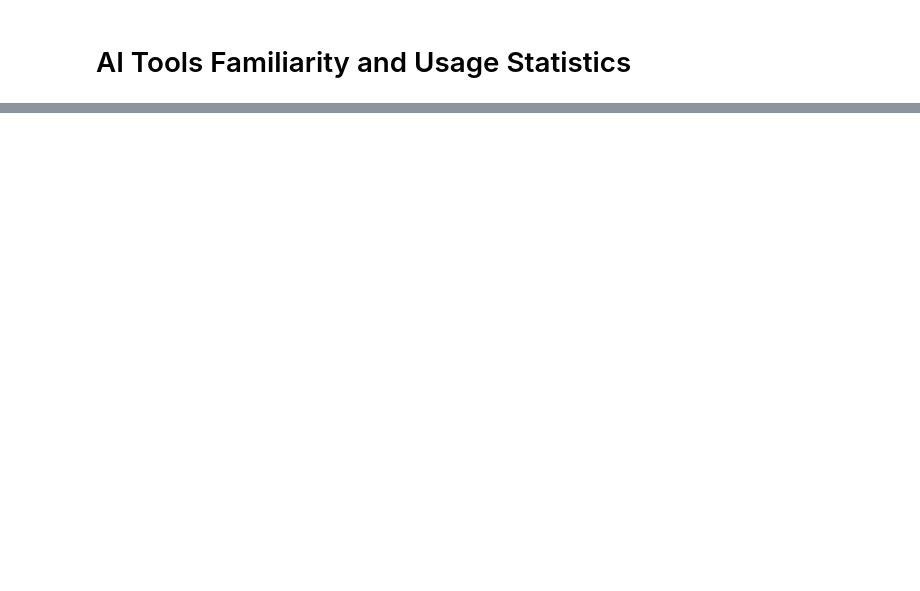
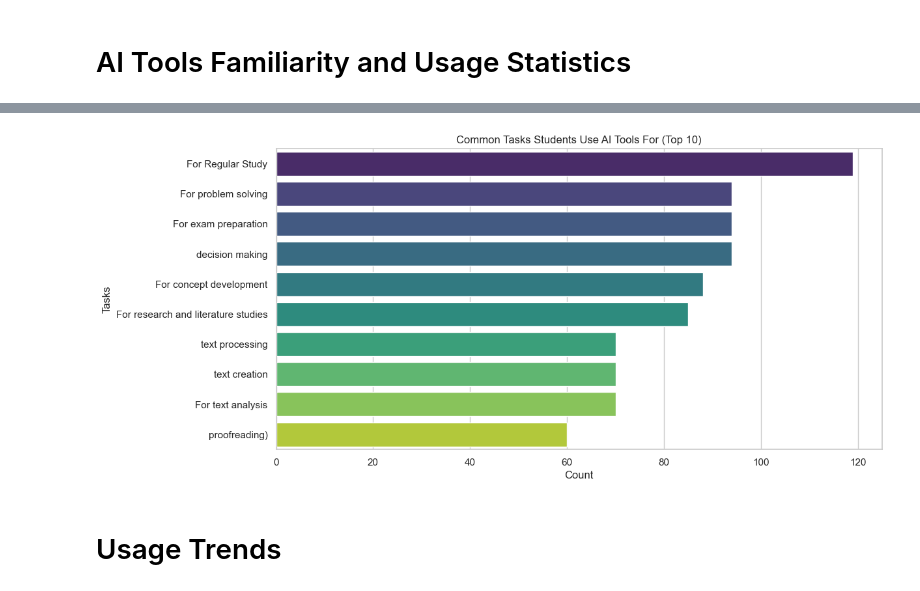
Before and after one commit to NotAlpha45/Survey-on-the-Impact-of-AI-Tools, a Jupyter notebook: code/dataset_exploration.ipynb, the cells around one changed output, grey strips where cells are left out. Cells and saved outputs as stored; diff of their text form; code cells hidden in the pictures; blank space fills up the shorter version.

```diff
--- a/code/dataset_exploration.ipynb
+++ b/code/dataset_exploration.ipynb
@@ -125,2 +194,19 @@ plt.savefig(filename)
+# %%
+plt.figure(figsize=(12, 6))
+sns.barplot(
+    y=tasks_usage.index[:10],
+    x=tasks_usage.values[:10],
+    palette="viridis",
+    hue=tasks_usage.index[:10],
+    legend=False,
+)
+plt.title("Common Tasks Students Use AI Tools For (Top 10)")
+plt.xlabel("Count")
+plt.ylabel("Tasks")
+filename = "../results/common_tasks_students_use_ai_tools_for_all_top_10.png"
+plt.savefig(filename)
+plt.show()
+# %% [output]
+[figure, added]
 # %% [markdown]
-##
+# Usage Trends
```
Also changed, not shown: parts of 14 cells of this notebook, 11 other files.
